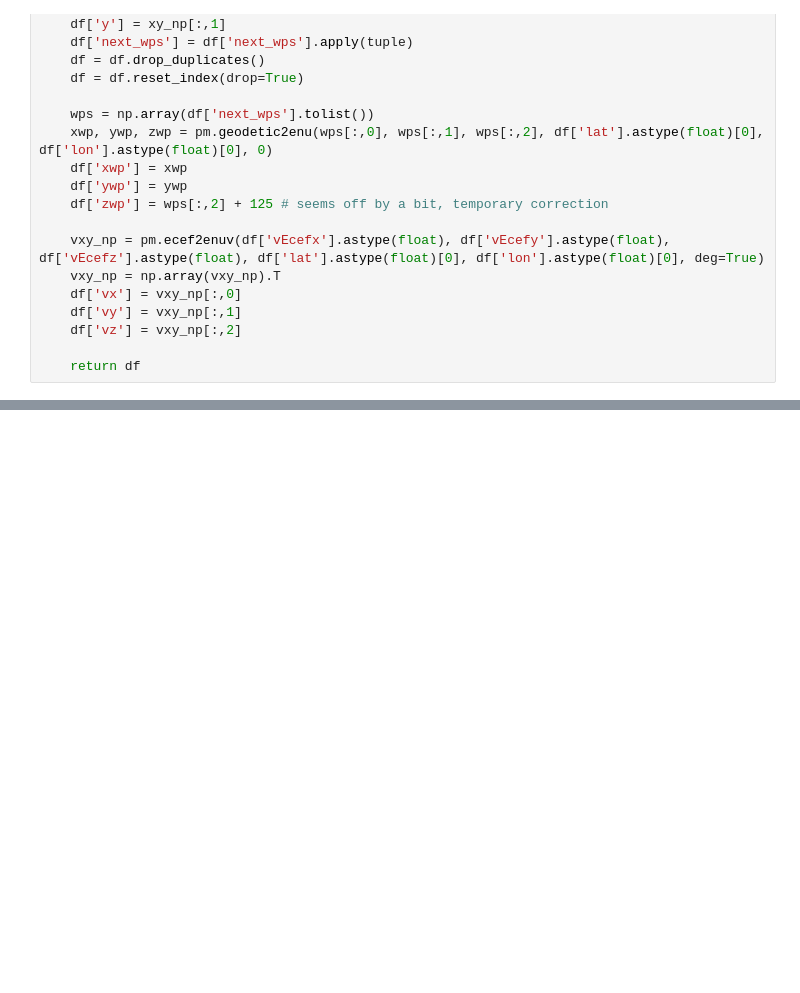
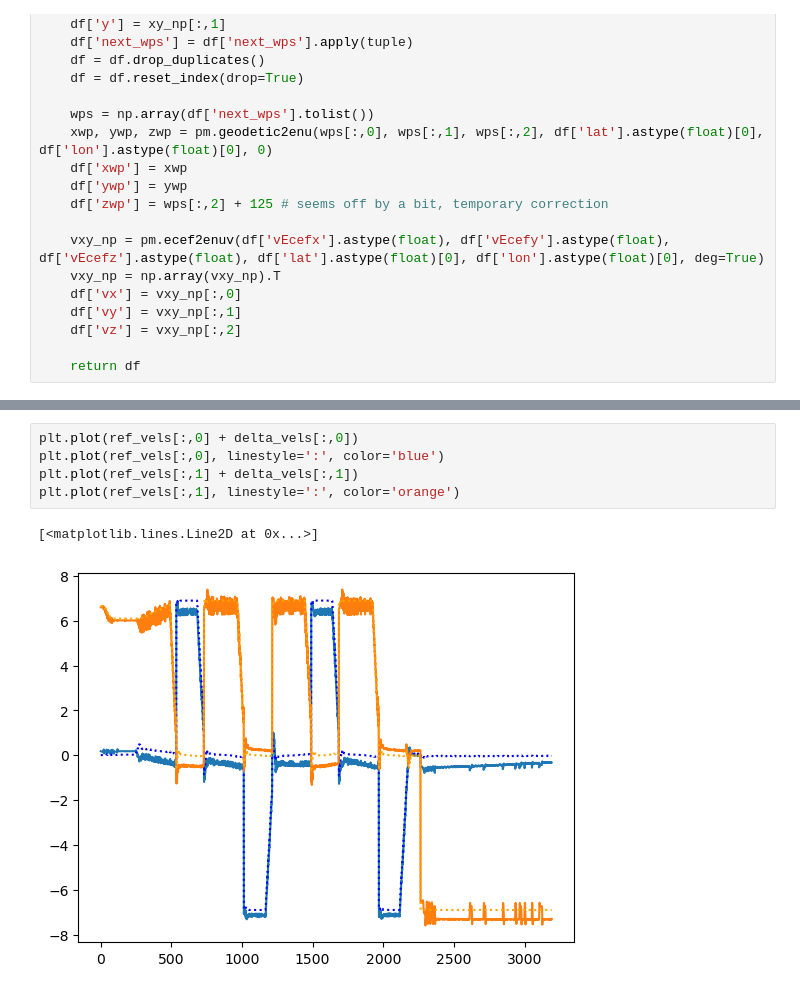
Before and after one commit to acoursey3/uav-controller, a Jupyter notebook: code/Demo.ipynb, the cells around one changed output, grey strips where cells are left out. Drawn from its saved outputs; the diff is of its cells as text; blank space fills up the shorter version.

```diff
--- a/code/Demo.ipynb
+++ b/code/Demo.ipynb
@@ -55,0 +98,8 @@ NameError: name 'pickle' is not defined
+# %%
+plt.plot(ref_vels[:,0] + delta_vels[:,0])
+plt.plot(ref_vels[:,0], linestyle=':', color='blue')
+plt.plot(ref_vels[:,1] + delta_vels[:,1])
+plt.plot(ref_vels[:,1], linestyle=':', color='orange')
+# %% [output]
+[<matplotlib.lines.Line2D at 0x...>]
+[figure, added]
```
Also changed, not shown: parts of 10 cells of this notebook, 3 other files.
